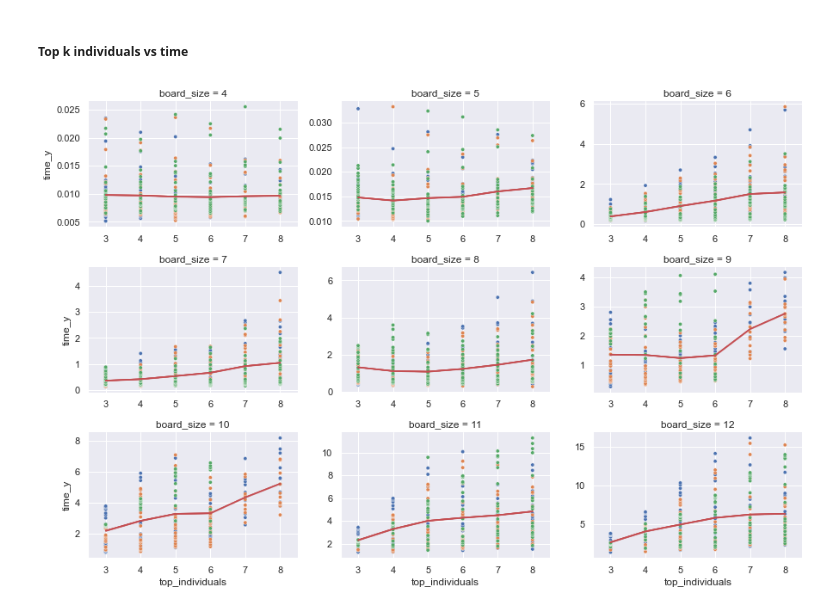
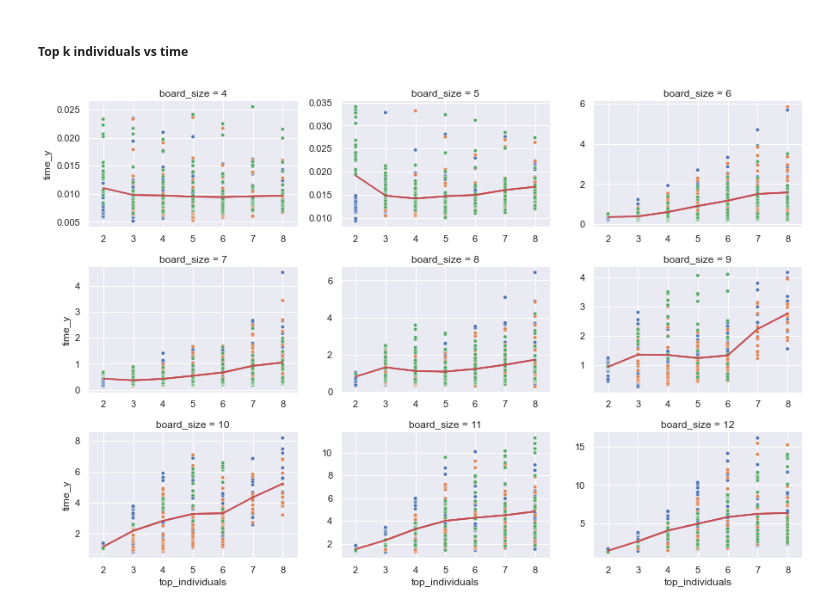
Before and after one commit to cwirzenm/08FAI_EightQueensProblem, a Jupyter notebook: eightqueens-ga.ipynb, the cells around one changed output. Drawn from its saved outputs; the diff is of its cells as text; code cells hidden in the pictures.

```diff
--- a/eightqueens-ga.ipynb
+++ b/eightqueens-ga.ipynb
@@ -452,9 +494,9 @@ n_all = pd.merge(n_all, y, how='inner', on=['top_individuals', 'board_size'])
 # %%
 g = sns.FacetGrid(n_all, col='board_size', hue='crossover', col_wrap=3,
                   sharey=False, sharex=False, margin_titles=True,
-                  legend_out=True, xlim=(2.5, 8.5), height=2.8, aspect=1.5)
+                  legend_out=True, xlim=(1.5, 8.5), height=2.8, aspect=1.5)
 g.map(sns.scatterplot, 'top_individuals', 'time_x', size=1.2)
 g.map(sns.lineplot, 'top_individuals', 'time_y', linewidth=1.5, color='r')
 plt.show()
 # %% [output]
-[figure, old version]
+[figure, new version]
```
Also changed, not shown: parts of 9 cells of this notebook, 2 other files.
